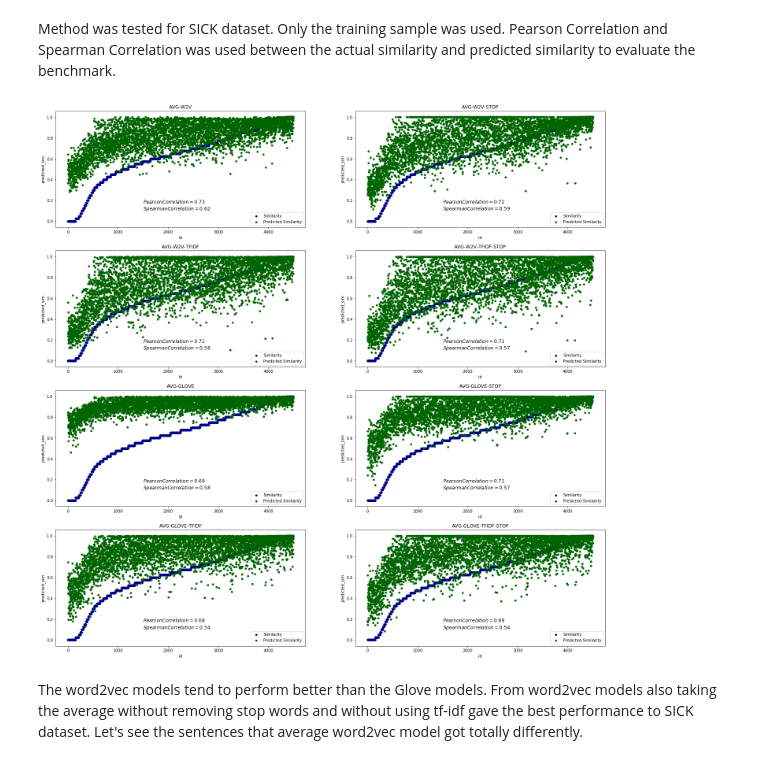
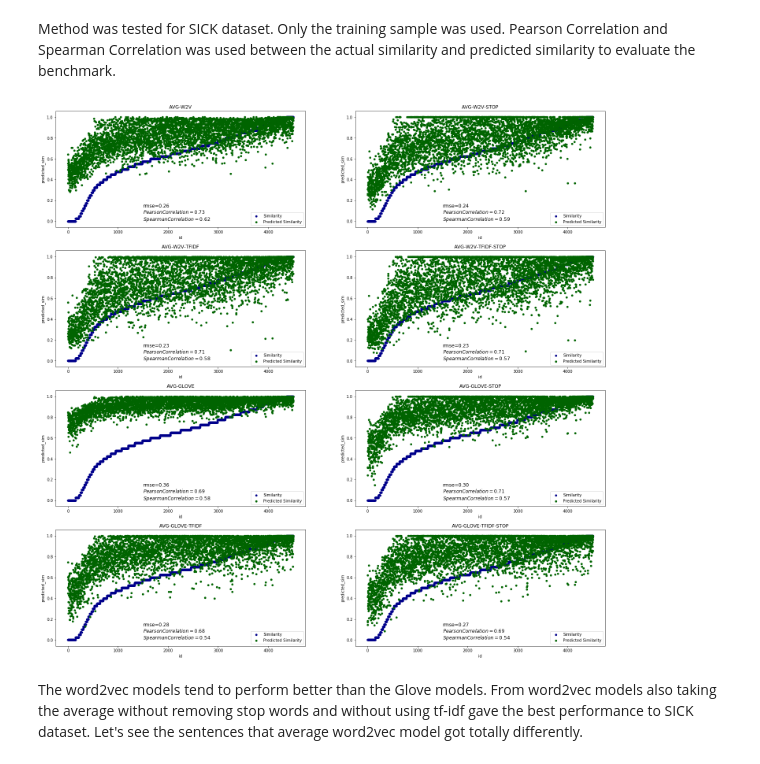
Before and after one commit to TharinduDR/Simple-Sentence-Similarity, a Jupyter notebook: Sentence Similarity.ipynb, the cells around one changed output. Saved outputs shown, nothing was run; the diff lists cells and outputs as text; code cells hidden in the pictures.

```diff
--- a/Sentence Similarity.ipynb
+++ b/Sentence Similarity.ipynb
@@ -93,40 +93,42 @@ benchmarks = [("AVG-W2V", ft.partial(run_avg_benchmark, model=word2vec, use_stop
 Method was tested for SICK dataset. Only the training sample was used. Pearson Correlation and Spearman Correlation was used between the actual similarity and predicted similarity to evaluate the benchmark.
 # %%
 import scipy
-
+from sklearn.metrics import mean_squared_error
+from math import sqrt
 
 fig, axes = plt.subplots(nrows=4, ncols=2, figsize=(25,25))
 row = 0
 column = 0
 sick_train = normalize(sick_train, ["sim"])
 for i in range(0, 8):
     sims, topic = run_experiment(sick_train, benchmarks[i])
     pearson_correlation = scipy.stats.pearsonr(sims, sick_train['sim'])[0]
     spearman_correlation = scipy.stats.spearmanr(sims, sick_train['sim'])[0]
-    textstr = '$Pearson Correlation=%.2f$\n$Spearman Correlation=%.2f$'%(pearson_correlation, spearman_correlation)
+    rmse = sqrt(mean_squared_error(sims, sick_train['sim']))
+    textstr = 'rmse=%.2f\n$Pearson Correlation=%.2f$\n$Spearman Correlation=%.2f$'%(rmse, pearson_correlation, spearman_correlation)
     sick_train['predicted_sim'] = pd.Series(sims).values
     sick_train = sick_train.sort_values('sim')
     id = list(range(0, len(sick_train.index)))
     sick_train['id'] = pd.Series(id).values
 
     if(i < 2):
         row = 0
         column = i
     if(i >= 2 and i < 4):
         row = 1
         column = i-2
     if(i >= 4 and i < 6):
         row = 2
         column = i-4
     if(i >=6 and i < 8):
         row = 3
         column = i-6
 
     sick_train.plot(kind='scatter', x='id', y='sim',color='DarkBlue', label='Similarity', title = topic, ax=axes[row, column]);
     sick_train.plot(kind='scatter', x='id', y='predicted_sim', color='DarkGreen', label='Predicted Similarity', ax=axes[row, column]);
-    axes[row, column].text(1500, 0.1, textstr, fontsize=12)
+    axes[row, column].text(1500, 0, textstr, fontsize=12)
 # %% [output]
-[figure, old version]
+[figure, new version]
 # %% [markdown]
 The word2vec models tend to perform better than the Glove models. From word2vec models also taking the average without removing stop words and without using tf-idf gave the best performance to SICK dataset. Let's see the sentences that average word2vec model got totally differently.
 # %%
```
Also changed, not shown: parts of 11 cells of this notebook.
